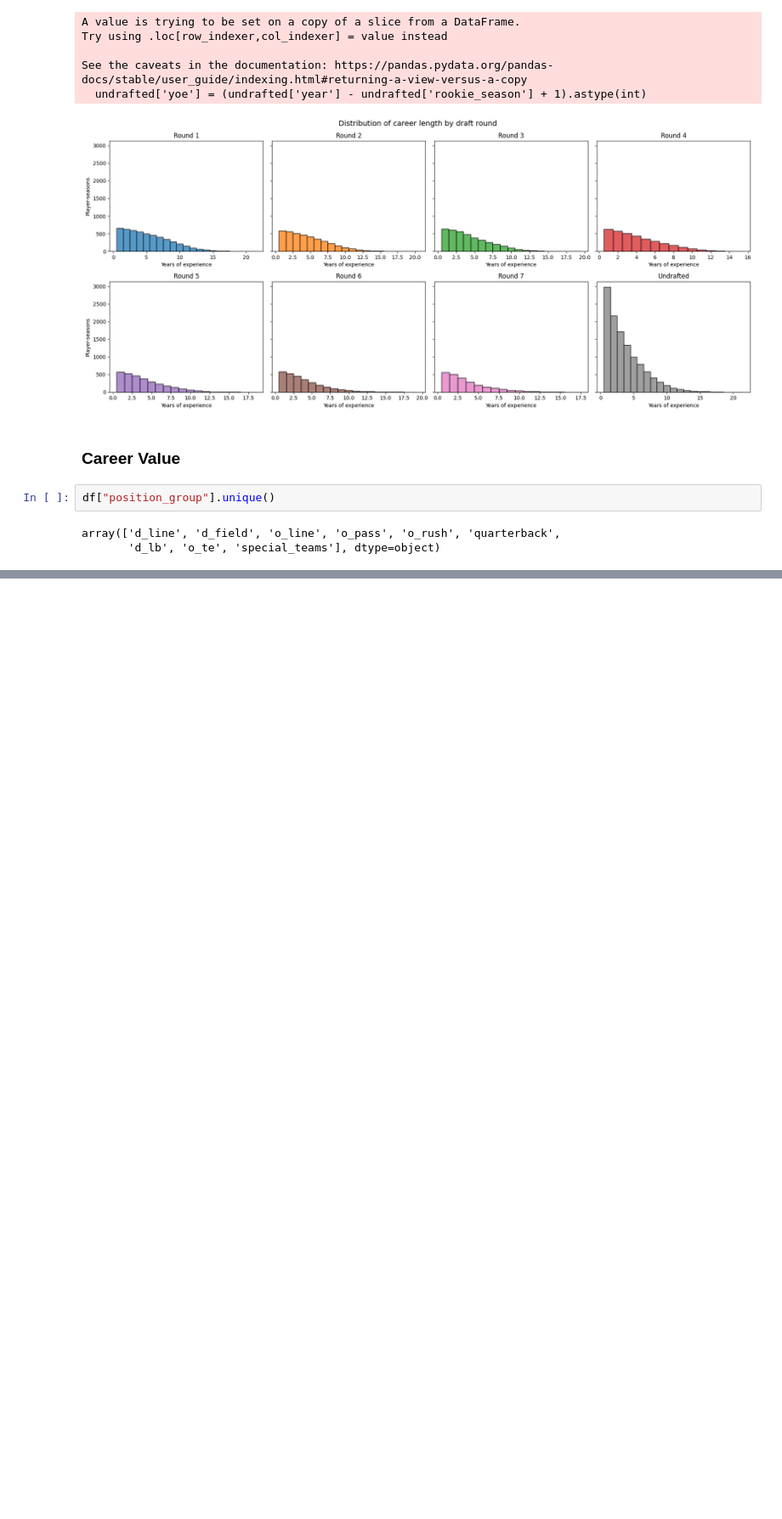
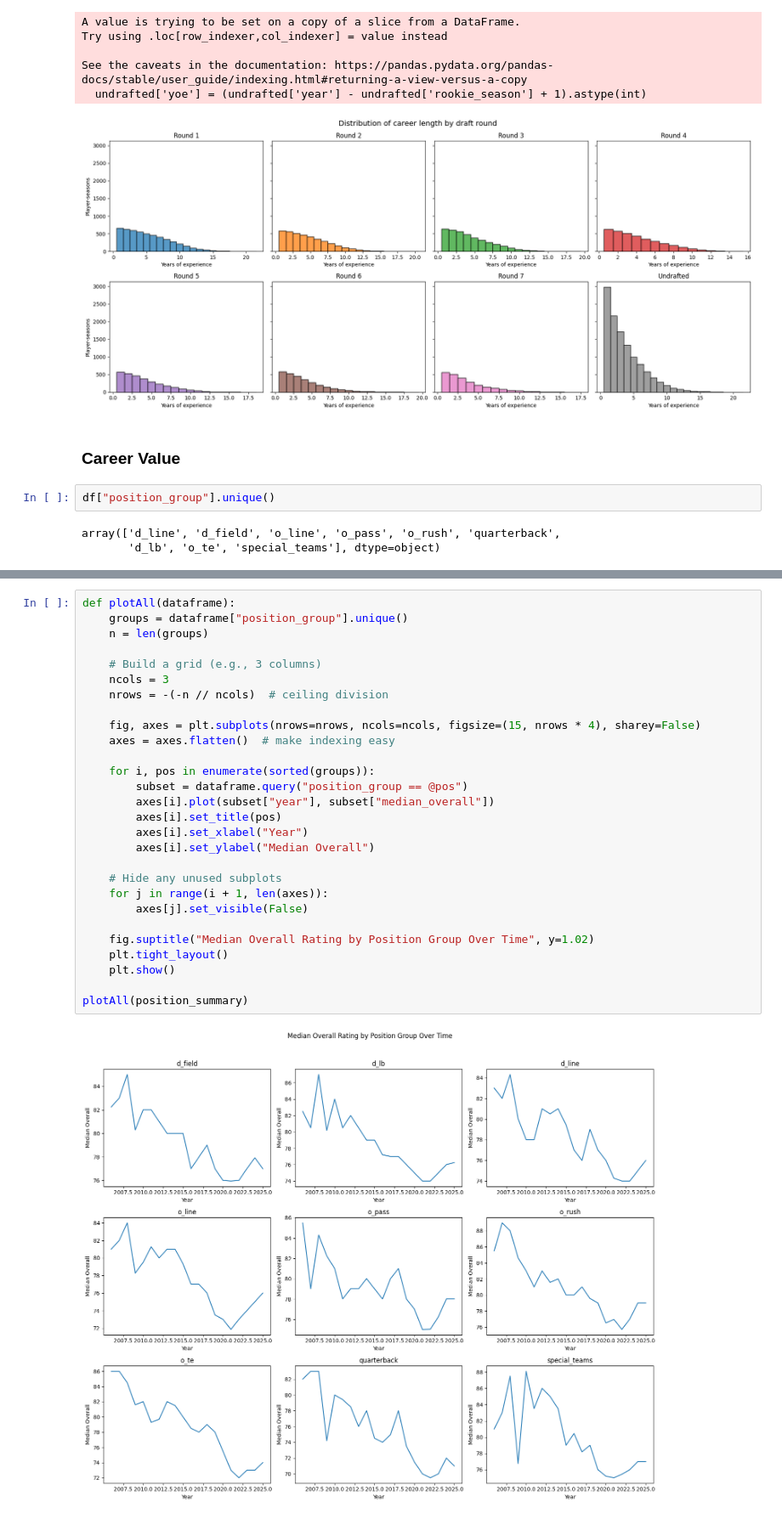
Before and after one commit to CharlieHubbard7/NFLResearch, a Jupyter notebook: (6_9_26)_NFL_Research.ipynb, the cells around one changed output, grey strips where cells are left out. Shown at 85% size. Drawn from its saved outputs; the diff is of its cells as text; blank space fills up the shorter version.

```diff
--- a/(6_9_26)_NFL_Research.ipynb
+++ b/(6_9_26)_NFL_Research.ipynb
@@ -406,0 +426,30 @@ SyntaxError: cannot assign to expression (<unknown>, line 1)
+# %%
+def plotAll(dataframe):
+    groups = dataframe["position_group"].unique()
+    n = len(groups)
+
+    # Build a grid (e.g., 3 columns)
+    ncols = 3
+    nrows = -(-n // ncols)  # ceiling division
+
+    fig, axes = plt.subplots(nrows=nrows, ncols=ncols, figsize=(15, nrows * 4), sharey=False)
+    axes = axes.flatten()  # make indexing easy
+
+    for i, pos in enumerate(sorted(groups)):
+        subset = dataframe.query("position_group == @pos")
+        axes[i].plot(subset["year"], subset["median_overall"])
+        axes[i].set_title(pos)
+        axes[i].set_xlabel("Year")
+        axes[i].set_ylabel("Median Overall")
+
+    # Hide any unused subplots
+    for j in range(i + 1, len(axes)):
+        axes[j].set_visible(False)
+
+    fig.suptitle("Median Overall Rating by Position Group Over Time", y=1.02)
+    plt.tight_layout()
+    plt.show()
+
+plotAll(position_summary)
+# %% [output]
+[figure, added]
```
Also changed, not shown: parts of 28 cells of this notebook.
